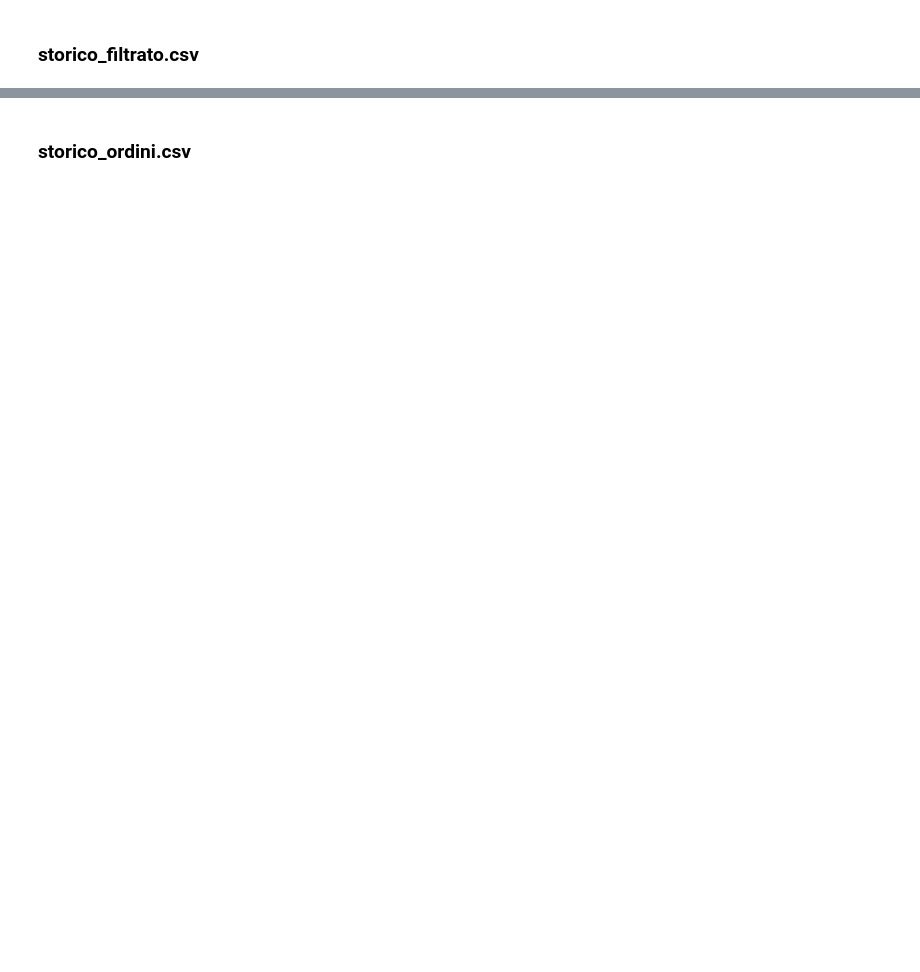
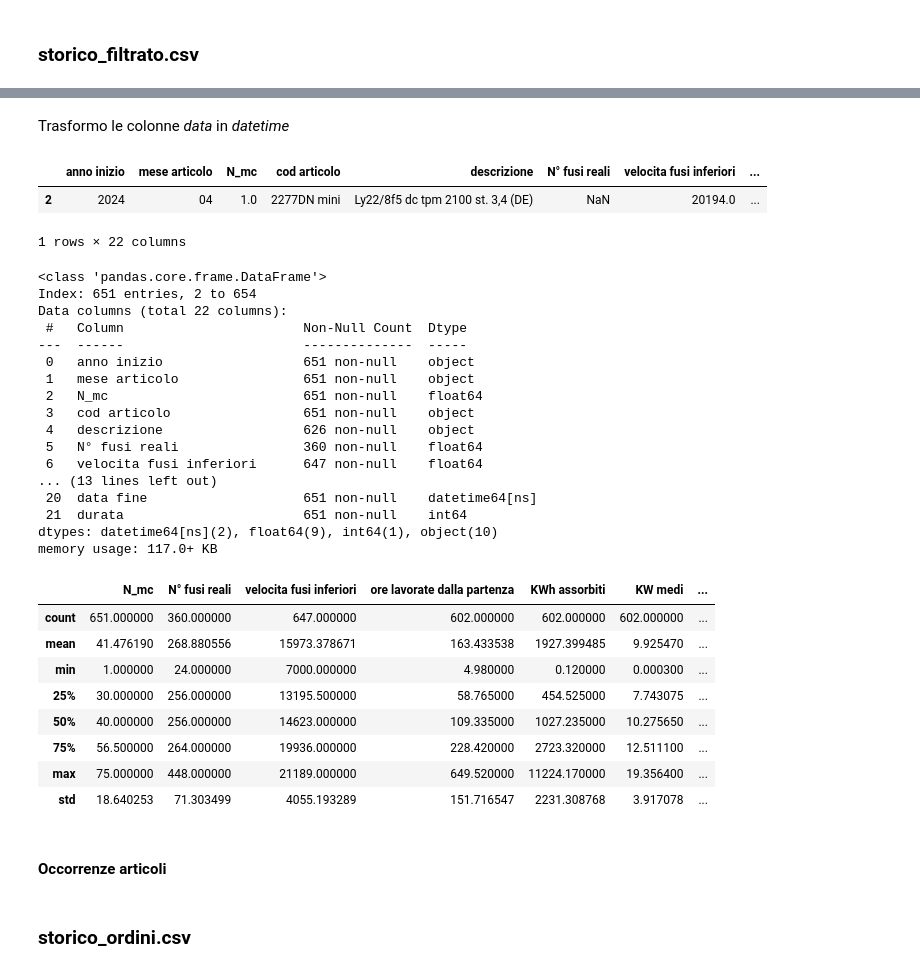
Before and after one commit to Dr3dre/LeMur, a Jupyter notebook: data_relations.ipynb, the cells around one changed output, grey strips where cells are left out. Saved outputs shown, nothing was run; the diff lists cells and outputs as text; code cells hidden in the pictures; blank space fills up the shorter version.

Commit message:
cleaned storico_ordini, created some utils

```diff
--- a/data_relations.ipynb
+++ b/data_relations.ipynb
@@ -248,3 +246,8 @@ Inoltre:
 valid.to_csv('data/valid/lista_articoli.csv', index=False)
 # %% [markdown]
 ### storico_filtrato.csv
+# %%
+filtrato = pd.read_csv('data/input/storico_filtrato.csv', decimal=',')
+
+filtrato.info()
+filtrato.head()
@@ -250,0 +308,52 @@ valid.to_csv('data/valid/lista_articoli.csv', index=False)
+# %% [markdown]
+Trasformo le colonne *data* in *datetime*
+# %%
+df['data partenza'] = df['data ora partenza'].apply(lambda x: x.split(' ')[0])
+df['ora partenza'] = df['data ora partenza'].apply(lambda x: x.split(' ')[1])
+
+df['data fine'] = df['data ora fine'].apply(lambda x: x.split(' ')[0])
+# df['ora fine'] = df['data ora fine'].apply(lambda x: x.split(' ')[1])     # TODO: non tutte le righe hanno l'ora, non serve
+
+df['data partenza'] = pd.to_datetime(df['data partenza'], format='%d/%m/%Y')
+df['data fine'] = pd.to_datetime(df['data fine'], format='%d/%m/%Y')
+
+df['durata'] = df['data fine'] - df['data partenza']
+df['durata'] = df['durata'].apply(lambda x: x.days)
+
+df.head(1)
+# %% [output]
+|  | anno inizio | mese articolo | N_mc | cod articolo | descrizione | N° fusi reali | velocita fusi inferiori | ... |
+| 2 | 2024 | 04 | 1.0 | 2277DN mini | Ly22/8f5 dc tpm 2100 st. 3,4 (DE) | NaN | 20194.0 | ... |
+1 rows × 22 columns
+# %%
+df.info(True)
+df.describe()
+# %% [output]
+<class 'pandas.core.frame.DataFrame'>
+Index: 651 entries, 2 to 654
+Data columns (total 22 columns):
+ #   Column                       Non-Null Count  Dtype
+---  ------                       --------------  -----
+ 0   anno inizio                  651 non-null    object
+ 1   mese articolo                651 non-null    object
+ 2   N_mc                         651 non-null    float64
+ 3   cod articolo                 651 non-null    object
+ 4   descrizione                  626 non-null    object
+ 5   N° fusi reali                360 non-null    float64
+ 6   velocita fusi inferiori      647 non-null    float64
+... (13 lines left out)
+ 20  data fine                    651 non-null    datetime64[ns]
+ 21  durata                       651 non-null    int64
+dtypes: datetime64[ns](2), float64(9), int64(1), object(10)
+memory usage: 117.0+ KB
+|  | N_mc | N° fusi reali | velocita fusi inferiori | ore lavorate dalla partenza | KWh assorbiti | KW medi | ... |
+| count | 651.000000 | 360.000000 | 647.000000 | 602.000000 | 602.000000 | 602.000000 | ... |
+| mean | 41.476190 | 268.880556 | 15973.378671 | 163.433538 | 1927.399485 | 9.925470 | ... |
+| min | 1.000000 | 24.000000 | 7000.000000 | 4.980000 | 0.120000 | 0.000300 | ... |
+| 25% | 30.000000 | 256.000000 | 13195.500000 | 58.765000 | 454.525000 | 7.743075 | ... |
+| 50% | 40.000000 | 256.000000 | 14623.000000 | 109.335000 | 1027.235000 | 10.275650 | ... |
+| 75% | 56.500000 | 264.000000 | 19936.000000 | 228.420000 | 2723.320000 | 12.511100 | ... |
+| max | 75.000000 | 448.000000 | 21189.000000 | 649.520000 | 11224.170000 | 19.356400 | ... |
+| std | 18.640253 | 71.303499 | 4055.193289 | 151.716547 | 2231.308768 | 3.917078 | ... |
+# %% [markdown]
+#### Occorrenze articoli
```
Also changed, not shown: parts of 33 cells of this notebook, 10 other files.
